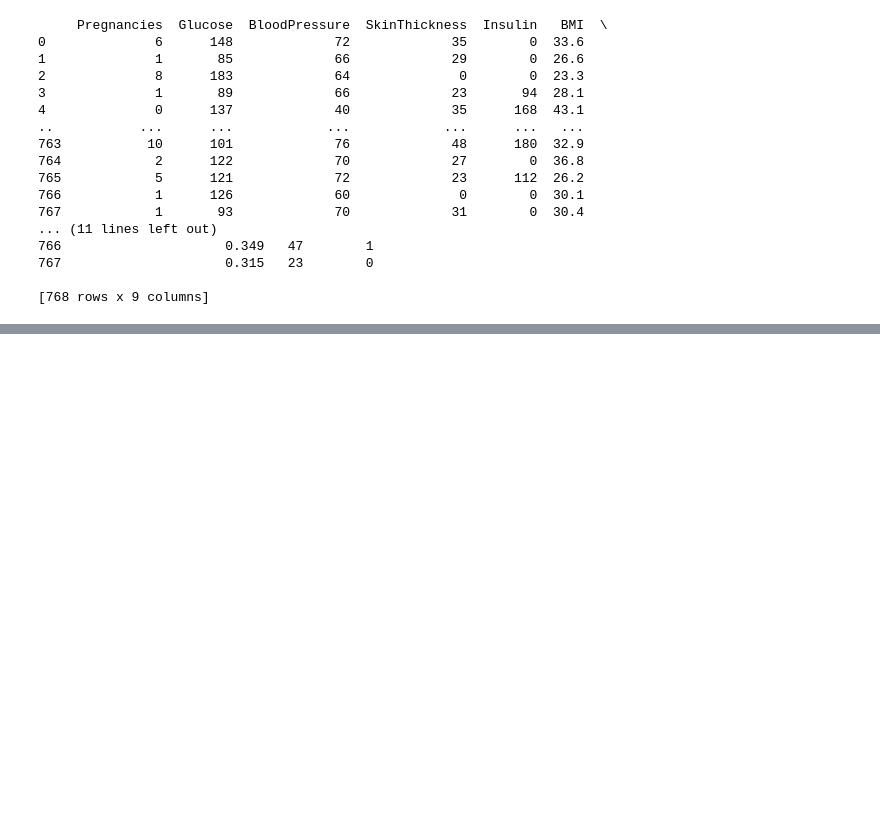
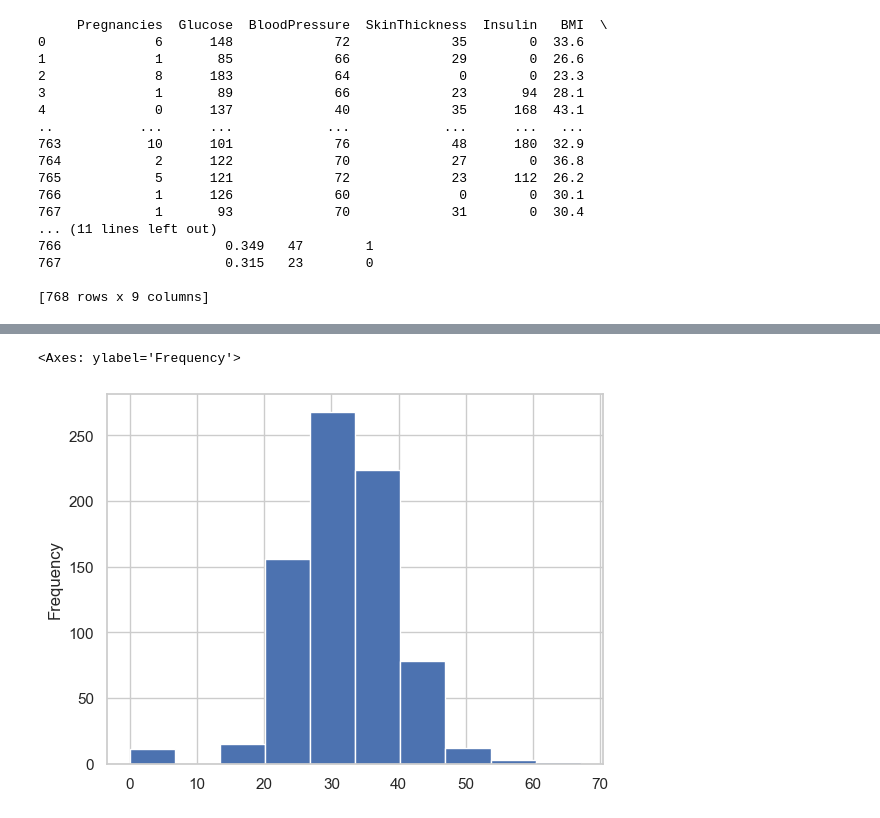
Before and after one commit to Ariana1998/AnalisisExploratorio_ArianaEspinoza, a Jupyter notebook: Diabetes.ipynb, the cells around one changed output, grey strips where cells are left out. Drawn from its saved outputs; the diff is of its cells as text; code cells hidden in the pictures; blank space fills up the shorter version.

```diff
--- a/Diabetes.ipynb
+++ b/Diabetes.ipynb
@@ -47,0 +51,7 @@ array([[<Axes: title={'center': 'Pregnancies'}>,
+# %%
+# En esta grafica podemos ver que la mayoria de las mujeres evaluadas en este conjunto de datos tienen un IMC DE 30-35, teniendo asi
+# obesidad de grado 1, y la siguiente con mayor cantidad es con obesidad tipo 2.
+df['BMI'].plot.hist(edgecolor="white")
+# %% [output]
+<Axes: ylabel='Frequency'>
+[figure, added]
```
Also changed, not shown: parts of 12 cells of this notebook.
